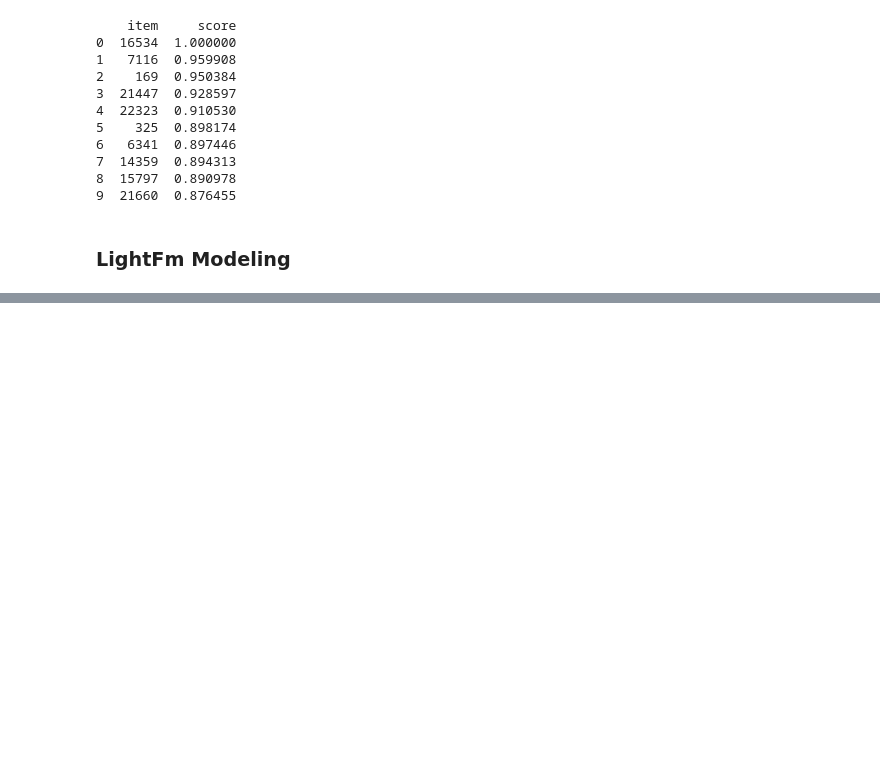
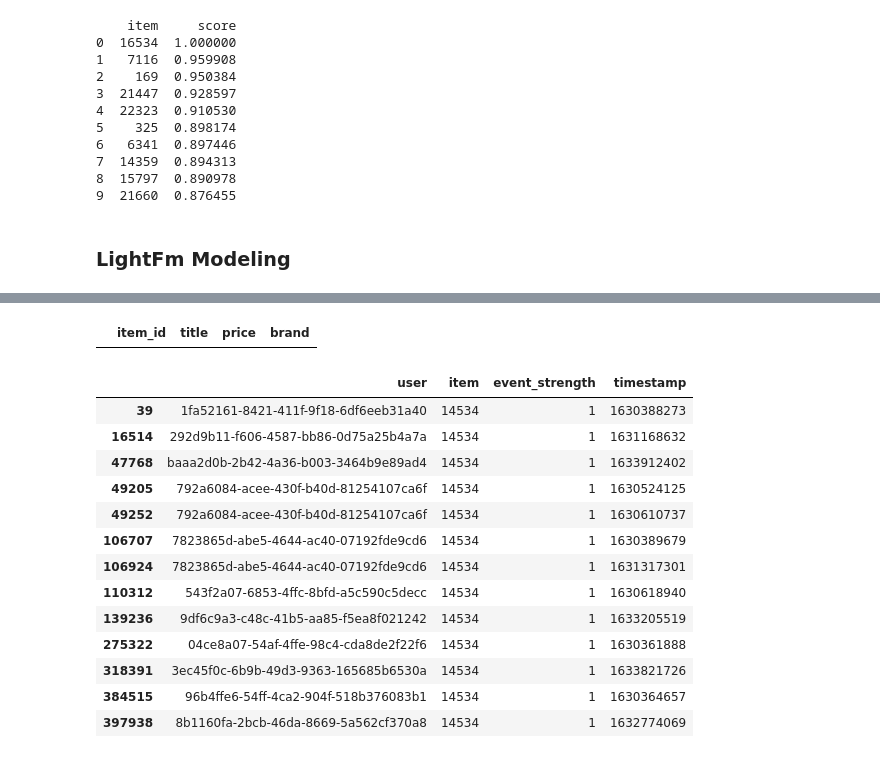
Before and after one commit to khadkarajesh/recommender-system, a Jupyter notebook: notebook.ipynb, the cells around one changed output, grey strips where cells are left out. Drawn from its saved outputs; the diff is of its cells as text; code cells hidden in the pictures; blank space fills up the shorter version.

```diff
--- a/notebook.ipynb
+++ b/notebook.ipynb
@@ -287,3 +287,8 @@ print(recommendations)
 9  21660  0.876455
 # %% [markdown]
 ### LightFm Modeling
+# %%
+lf_dataset_df = dataset_df.copy()
+new_products = pd.read_csv('data/catalogue.csv')
+new_products_df = new_products.copy()
+new_products_df.head()
@@ -289,0 +302,8 @@ print(recommendations)
+# %%
+new_products_df.rename(columns={"id":"item_id"}, inplace=True)
+new_products_df = new_products_df[['item_id', 'title', 'price','brand']]
+new_products_df['price'] = new_products_df['price'].str.replace(" NPR", '')
+new_products_df['price'] = new_products_df['price'].str.strip()
+new_products_df['price'] = new_products_df['price'].astype(float)
+# new_products_df['price'] = new_products_df['price'].astype(int)
+new_products_df.head()
@@ -289,0 +317,62 @@ print(recommendations)
+# %%
+new_products_df[(new_products_df['item_id'] == 14534)]
+# %% [output]
+|  | item_id | title | price | brand |
+# %%
+items = new_products_df.copy()
+users = pd.read_csv('data/users.csv')
+
+users_df = users.copy()
+items_df = items.copy()
+
+
+users_df.dropna(inplace=True)
+items_df.dropna(inplace=True)
+
+# items_df = items_df.append({'item_id':14534, "brand":"SKIN CARE", "price":3034}, ignore_index=True)
+# items_df = items_df.append({'item_id':8467, "brand":"SKIN CARE", "price":3034}, ignore_index=True)
+# items_df = items_df.append({'item_id':14780, "brand":"SKIN CARE", "price":3034}, ignore_index=True)
+# items_df = items_df.append({'item_id':14781, "brand":"SKIN CARE", "price":3034}, ignore_index=True)
+# items_df = items_df.append({'item_id':14793, "brand":"SKIN CARE", "price":3034}, ignore_index=True)
+
+# items_df = items_df.append({'item_id':6198, "category":"SKIN CARE", "price":3034}, ignore_index=True)
+# items_df = items_df.append({'item_id':190, "category":"SKIN CARE", "price":3034}, ignore_index=True)
+# items_df = items_df.append({'item_id':14313, "category":"SKIN CARE", "price":3034}, ignore_index=True)
+# items_df = items_df.append({'item_id':13480, "category":"SKIN CARE", "price":3034}, ignore_index=True)
+# items_df = items_df.append({'item_id':9365, "category":"SKIN CARE", "price":3034}, ignore_index=True)
+# items_df = items_df.append({'item_id':10618, "category":"SKIN CARE", "price":3034}, ignore_index=True)
+# items_df = items_df.append({'item_id':10605, "category":"SKIN CARE", "price":3034}, ignore_index=True)
+# items_df = items_df.append({'item_id':2772, "category":"SKIN CARE", "price":3034}, ignore_index=True)
+# items_df = items_df.append({'item_id':14364, "category":"SKIN CARE", "price":3034}, ignore_index=True)
+# items_df['item_id'].append(9263)
+# items_df['category'].append("SKIN CARE")
+# items_df['price'].append(3043)
+
+#
+# items_df['item_id'].append(6198)
+# items_df['category'].append("SKIN CARE")
+# items_df['price'].append(3043)
+
+# items_df['item_id'].append(190)
+# items_df['category'].append("SKIN CARE")
+# items_df['price'].append(3043)
+
+
+dataset_df[(dataset_df['item'] == 14534)]
+
+# items_df[(items_df['item_id'] == 12356)]
+# %% [output]
+|  | user | item | event_strength | timestamp |
+| 39 | 1fa52161-8421-411f-9f18-6df6eeb31a40 | 14534 | 1 | 1630388273 |
+| 16514 | 292d9b11-f606-4587-bb86-0d75a25b4a7a | 14534 | 1 | 1631168632 |
+| 47768 | baaa2d0b-2b42-4a36-b003-3464b9e89ad4 | 14534 | 1 | 1633912402 |
+| 49205 | 792a6084-acee-430f-b40d-81254107ca6f | 14534 | 1 | 1630524125 |
+| 49252 | 792a6084-acee-430f-b40d-81254107ca6f | 14534 | 1 | 1630610737 |
+| 106707 | 7823865d-abe5-4644-ac40-07192fde9cd6 | 14534 | 1 | 1630389679 |
+| 106924 | 7823865d-abe5-4644-ac40-07192fde9cd6 | 14534 | 1 | 1631317301 |
+| 110312 | 543f2a07-6853-4ffc-8bfd-a5c590c5decc | 14534 | 1 | 1630618940 |
+| 139236 | 9df6c9a3-c48c-41b5-aa85-f5ea8f021242 | 14534 | 1 | 1633205519 |
+| 275322 | 04ce8a07-54af-4ffe-98c4-cda8de2f22f6 | 14534 | 1 | 1630361888 |
+| 318391 | 3ec45f0c-6b9b-49d3-9363-165685b6530a | 14534 | 1 | 1633821726 |
+| 384515 | 96b4ffe6-54ff-4ca2-904f-518b376083b1 | 14534 | 1 | 1630364657 |
+| 397938 | 8b1160fa-2bcb-46da-8669-5a562cf370a8 | 14534 | 1 | 1632774069 |
```
Also changed, not shown: parts of 26 cells of this notebook, 5 other files.
